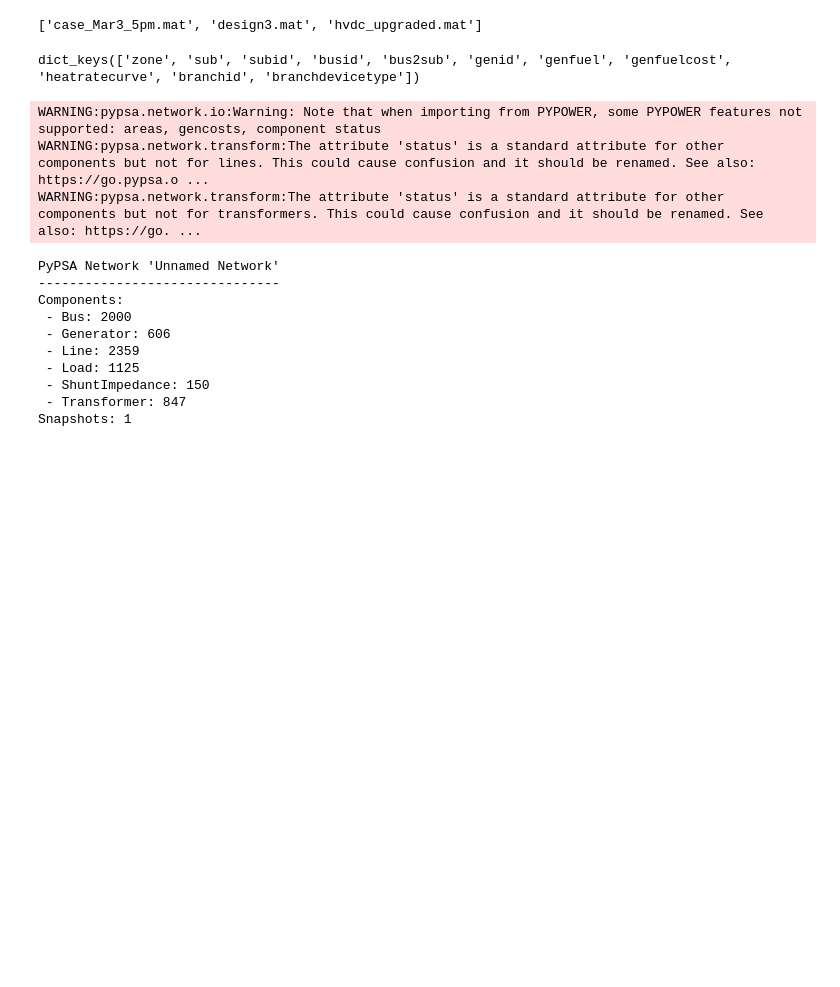
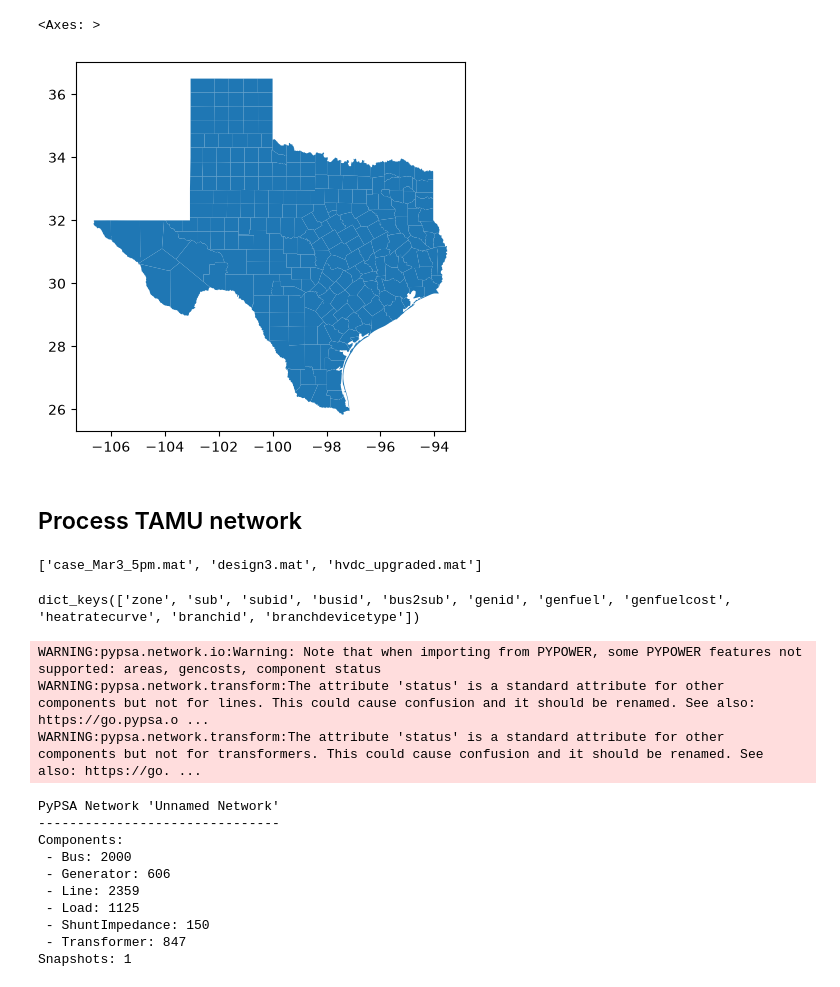
Before and after one commit to samgdotson/energy-lab, a Jupyter notebook: 2021-TX-Power-Outage/notebooks/test_loadcase.ipynb, the cells around one changed output. Drawn from its saved outputs; the diff is of its cells as text; code cells hidden in the pictures; blank space fills up the shorter version.

```diff
--- a/2021-TX-Power-Outage/notebooks/test_loadcase.ipynb
+++ b/2021-TX-Power-Outage/notebooks/test_loadcase.ipynb
@@ -18,0 +67,5 @@ import cartopy.crs as ccrs
+# %%
+gdf.loc[gdf['STATEFP']==tx_fp].plot()
+# %% [output]
+<Axes: >
+[figure, added]
@@ -19,3 +74,5 @@ import cartopy.crs as ccrs
+# %% [markdown]
+## Process TAMU network
 # %%
 tamu_path = Path("../../../2021TXPowerOutage")
 os.listdir(tamu_path/"bte2k")
```
Also changed, not shown: parts of 30 cells of this notebook, 4 other files.
